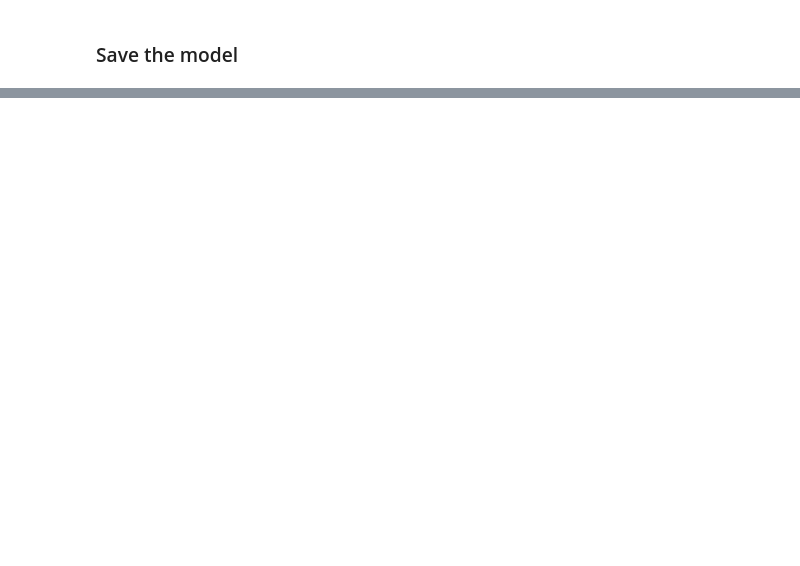
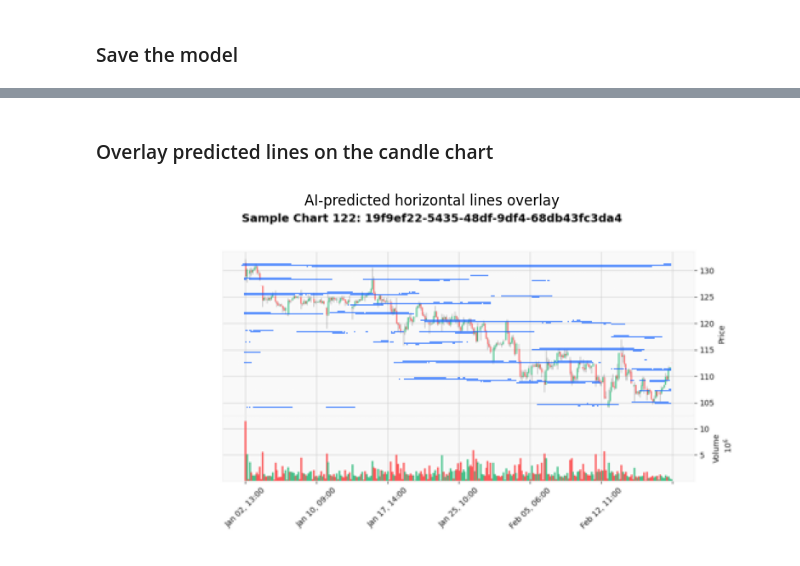
Before and after one commit to AlexHuc/OHLCV-technical-analysis, a Jupyter notebook: notebook.ipynb, the cells around one changed output, grey strips where cells are left out. Saved outputs shown, nothing was run; the diff lists cells and outputs as text; code cells hidden in the pictures; blank space fills up the shorter version.

```diff
--- a/notebook.ipynb
+++ b/notebook.ipynb
@@ -1541,0 +1582,25 @@ torch.save(model.state_dict(), "models/horizontal_unet.pth")
+# %% [markdown]
+### Overlay predicted lines on the candle chart
+# %%
+# Convert tensors to numpy
+img_np = np.array(img.resize((512, 256))) / 255.0
+mask_np = mask.cpu().numpy()
+
+# Create blue overlay
+overlay = img_np.copy()
+
+# Blue color for horizontal lines
+overlay[mask_np == 1] = [0.1, 0.4, 1.0] # blue
+
+# Blend image + overlay
+alpha = 0.7
+blended = (1 - alpha) * img_np + alpha * overlay
+
+# Plot
+plt.figure(figsize=(12, 5))
+plt.imshow(blended)
+plt.title("AI-predicted horizontal lines overlay")
+plt.axis("off")
+plt.show()
+# %% [output]
+[figure, added]
```
Also changed, not shown: parts of 44 cells of this notebook, 1 other file.
